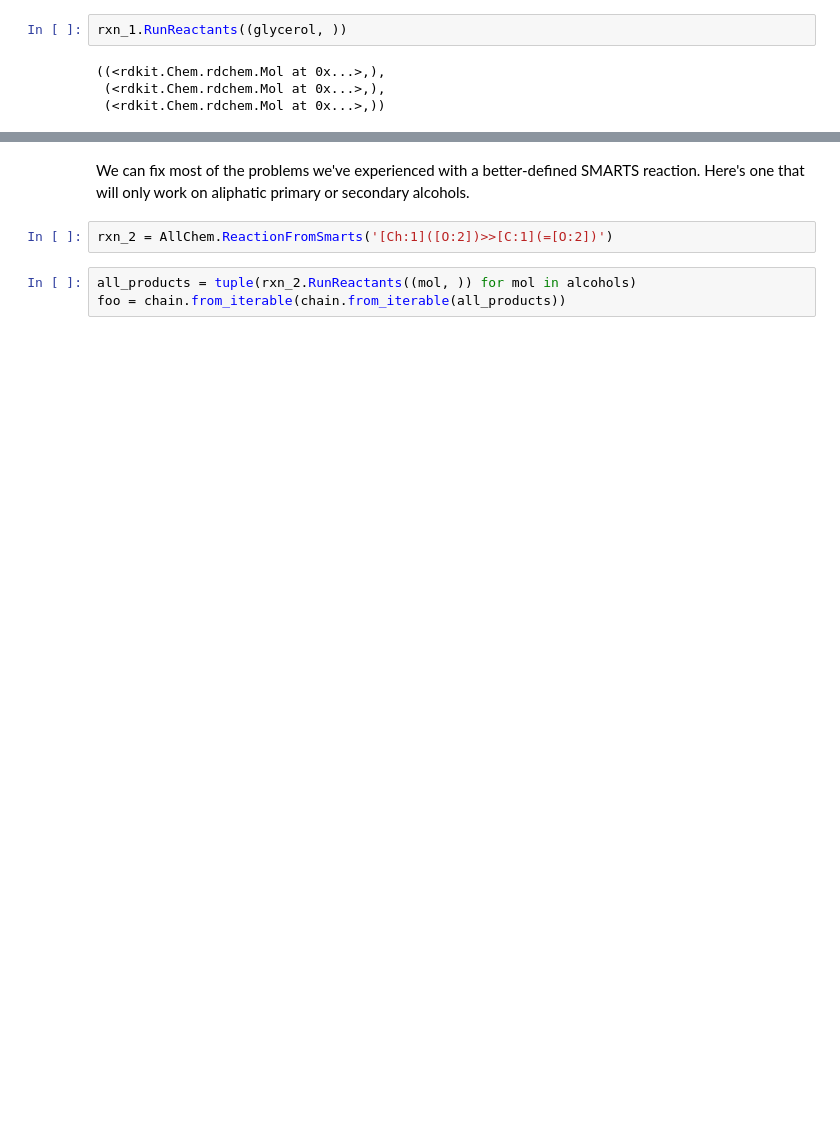
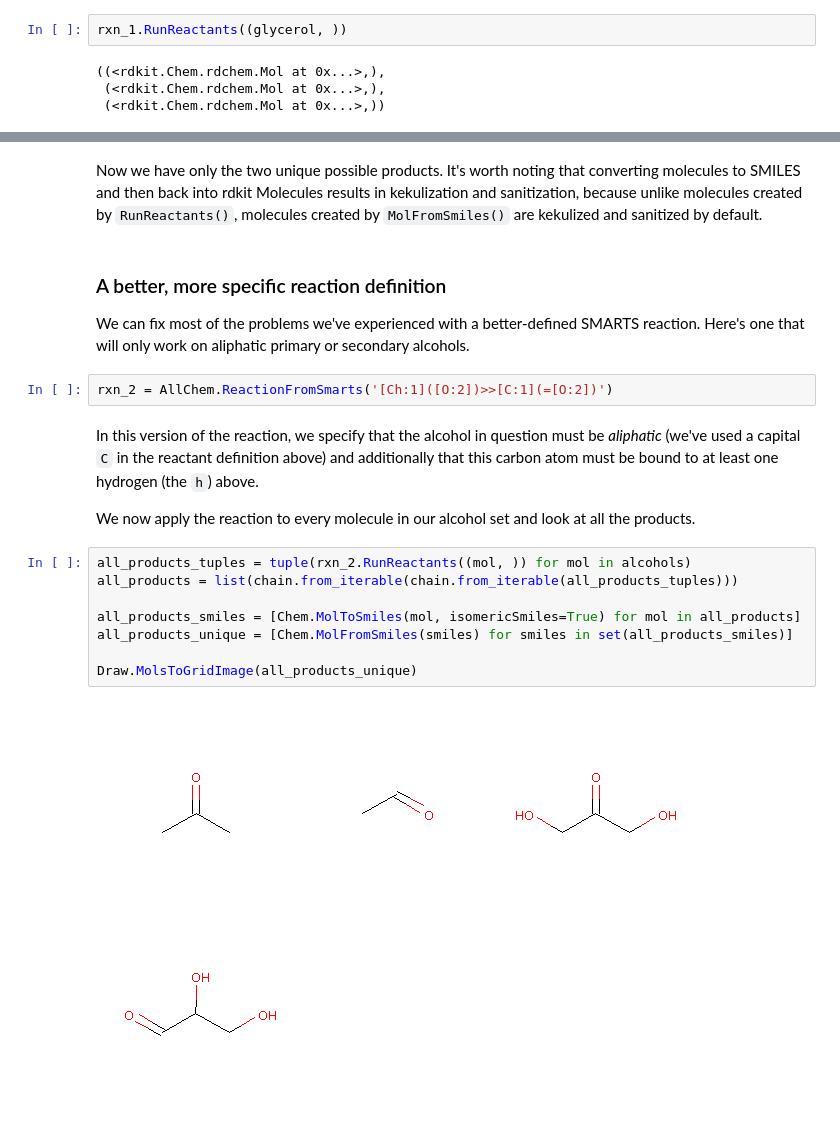
Before and after one commit to rdkit/rdkit-tutorials, a Jupyter notebook: notebooks/003_SMARTS_ReactionsExamples.ipynb, the cells around one changed output, grey strips where cells are left out. Cells and saved outputs as stored; diff of their text form; blank space fills up the shorter version.

```diff
--- a/notebooks/003_SMARTS_ReactionsExamples.ipynb
+++ b/notebooks/003_SMARTS_ReactionsExamples.ipynb
@@ -180,7 +186,22 @@ RDKit ERROR:
+# %% [markdown]
+Now we have only the two unique possible products.  It's worth noting that converting molecules to SMILES and then back into rdkit Molecules results in kekulization and sanitization, because unlike molecules created by `RunReactants()`, molecules created by `MolFromSmiles()` are kekulized and sanitized by default.
 # %% [markdown]
+### A better, more specific reaction definition
+
 We can fix most of the problems we've experienced with a better-defined SMARTS reaction.  Here's one that will only work on aliphatic primary or secondary alcohols.
 # %%
 rxn_2 = AllChem.ReactionFromSmarts('[Ch:1]([O:2])>>[C:1](=[O:2])')
+# %% [markdown]
+In this version of the reaction, we specify that the alcohol in question must be _aliphatic_ (we've used a capital `C` in the reactant definition above) and additionally that this carbon atom must be bound to at least one hydrogen (the `h`) above.
+
+We now apply the reaction to every molecule in our alcohol set and look at all the products.
 # %%
-all_products = tuple(rxn_2.RunReactants((mol, )) for mol in alcohols)
-foo = chain.from_iterable(chain.from_iterable(all_products))
+all_products_tuples = tuple(rxn_2.RunReactants((mol, )) for mol in alcohols)
+all_products = list(chain.from_iterable(chain.from_iterable(all_products_tuples)))
+
+all_products_smiles = [Chem.MolToSmiles(mol, isomericSmiles=True) for mol in all_products]
+all_products_unique = [Chem.MolFromSmiles(smiles) for smiles in set(all_products_smiles)]
+
+Draw.MolsToGridImage(all_products_unique)
+# %% [output]
+[figure, added]
```
Also changed, not shown: parts of 38 cells of this notebook.
